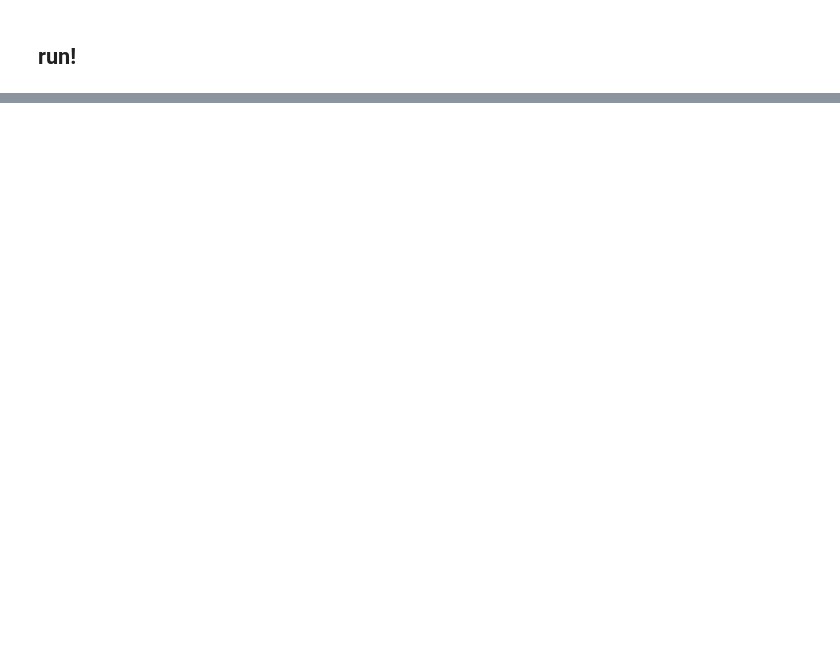
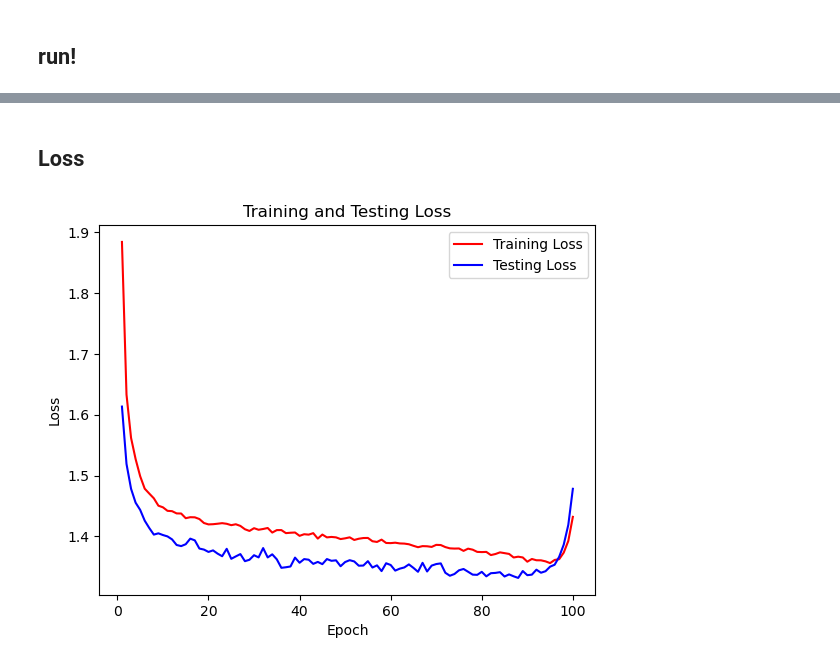
Before and after one commit to lgX1123/MLP_Numpy, a Jupyter notebook: A1/code.ipynb, the cells around one changed output, grey strips where cells are left out. Cells and saved outputs as stored; diff of their text form; code cells hidden in the pictures; blank space fills up the shorter version.

```diff
--- a/A1/code.ipynb
+++ b/A1/code.ipynb
@@ -754,0 +833,20 @@ train executed in 27.4968 seconds
+# %% [markdown]
+## Loss
+# %%
+def plot_loss(trainer):
+    train_accu = trainer.train_losses
+    test_accu = trainer.test_losses
+    x = [i + 1 for i in range(trainer.epochs)]
+
+    plt.figure()
+    plt.plot(x, train_accu, 'r-', label='Training Loss')
+    plt.plot(x, test_accu, 'b-', label='Testing Loss')
+    plt.title('Training and Testing Loss')
+    plt.xlabel('Epoch')
+    plt.ylabel('Loss')
+    plt.legend()
+    plt.show()
+
+plot_loss(trainer)
+# %% [output]
+[figure, added]
```
Also changed, not shown: parts of 14 cells of this notebook, 5 other files.
